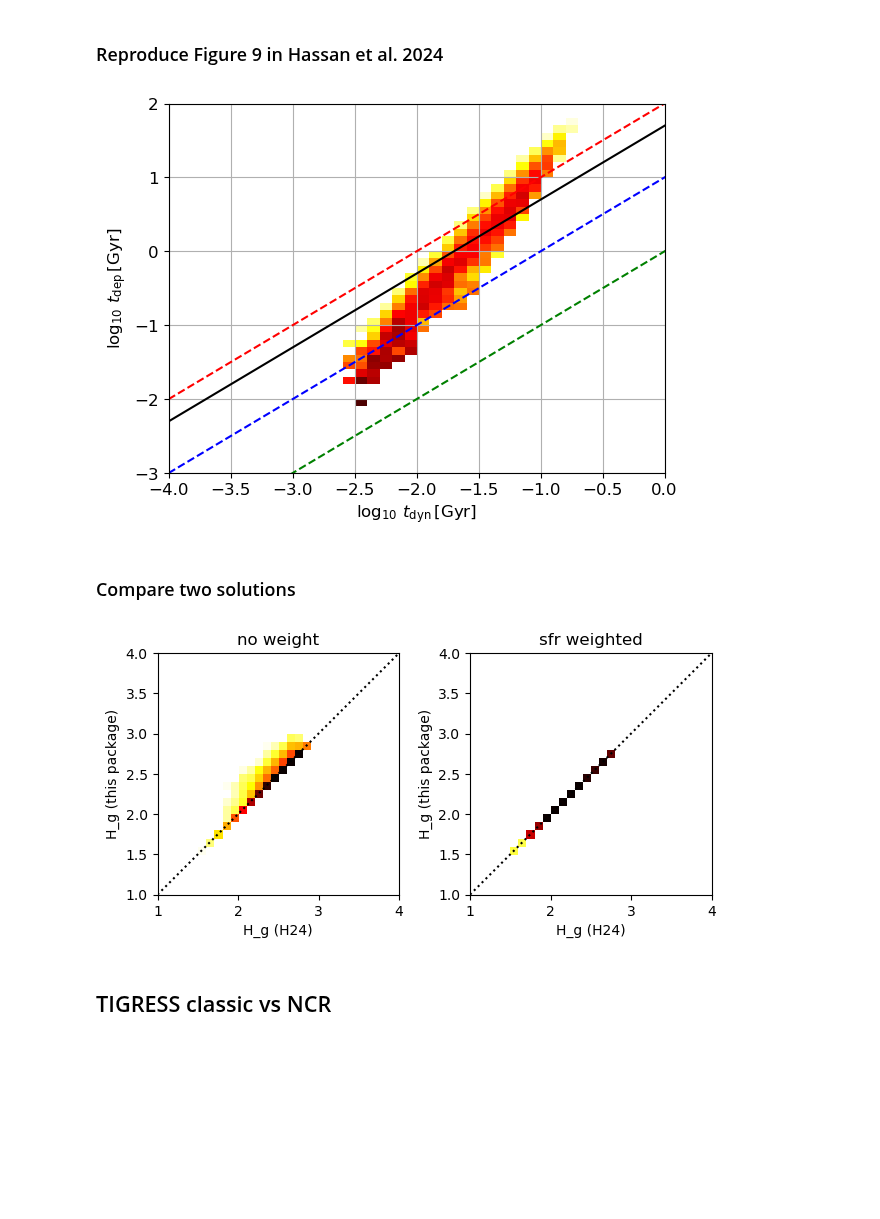
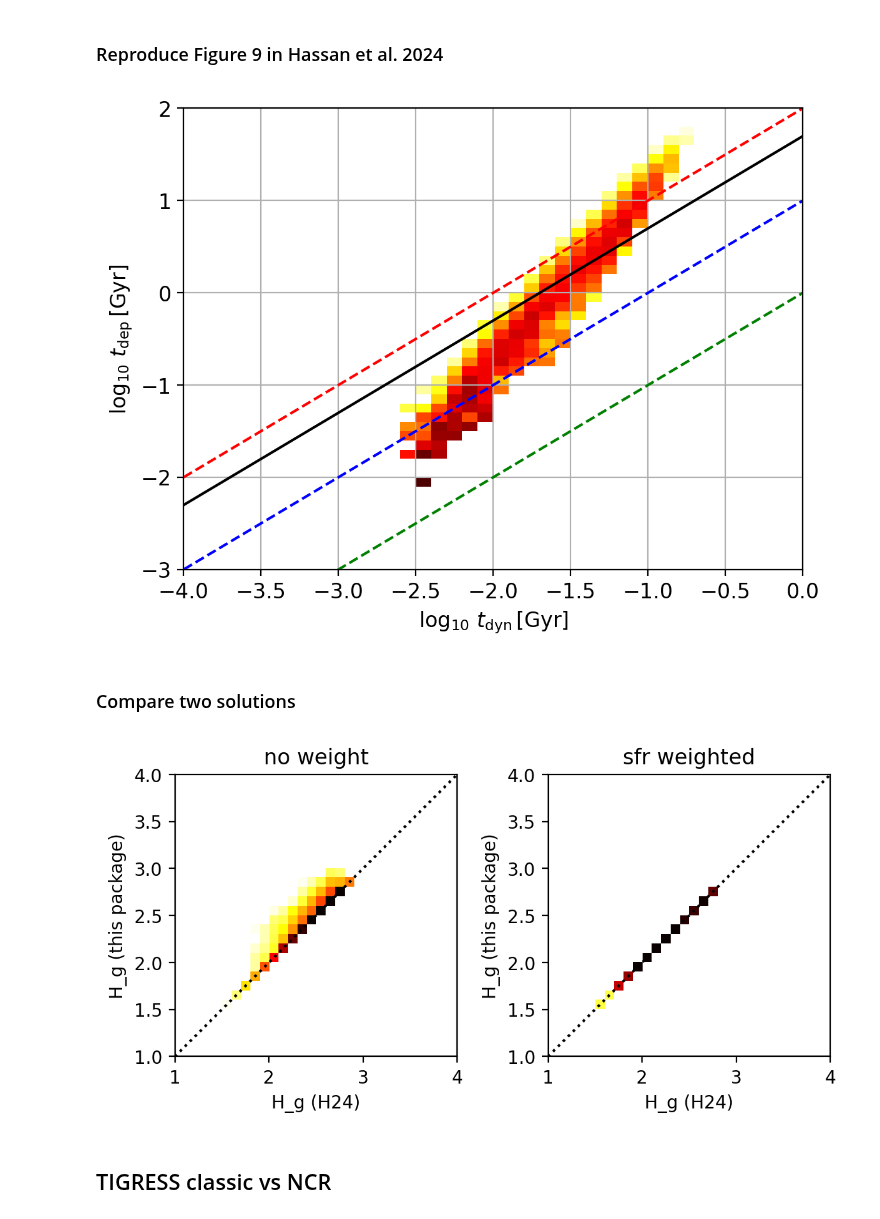
Before and after one commit to changgoo/PRFM, a Jupyter notebook: book/prfm_tng.ipynb, the cells around one changed output. Saved outputs shown, nothing was run; the diff lists cells and outputs as text; code cells hidden in the pictures; blank space fills up the shorter version.

```diff
--- a/book/prfm_tng.ipynb
+++ b/book/prfm_tng.ipynb
@@ -2,6 +2,10 @@
 import sys
 
 sys.path.insert(0, "../")
+
+import matplotlib.pyplot as plt
+
+plt.rcParams["figure.dpi"] = 200
 # %%
 %load_ext autoreload
 %autoreload 2
@@ -362,12 +372,12 @@ tdyn, tdep = tng_prfm.calc_times()
 # %%
 plot_tdyn_tdep(tdyn, tdep, sfr)
 # %% [output]
-[figure, old version]
+[figure, new version]
 # %% [markdown]
 ### Compare two solutions
 # %%
 bin_width = 0.1
-fig, axes = plt.subplots(1, 2)
+fig, axes = plt.subplots(1, 2, figsize=(6, 3))
 ax = axes[0]
 im = do_hist2d(
     np.log10(Hg_equil * 1.0e3),
@@ -382,34 +392,34 @@ im = do_hist2d(
     4,
     "hot_r",
 )
 ax.set_title("no weight")
 
 ax = axes[1]
 im = do_hist2d(
     np.log10(Hg_equil * 1.0e3),
     np.log10(Hg),
     sfr,
     ax,
     bin_width,
     "auto",
     1,
     4,
     1,
     4,
     "hot_r",
 )
 ax.set_title("sfr weighted")
 
 for ax in axes:
     plt.sca(ax)
     ref = np.linspace(1, 4)
     plt.plot(ref, ref, "k:")
     plt.xlabel("H_g (H24)")
     plt.ylabel("H_g (this package)")
     ax.set_aspect("equal")
 plt.tight_layout()
 # %% [output]
-[figure, old version]
+[figure, new version]
 # %% [markdown]
 ## TIGRESS classic vs NCR
 # %%
```
Also changed, not shown: parts of 16 cells of this notebook, 1 other file.
